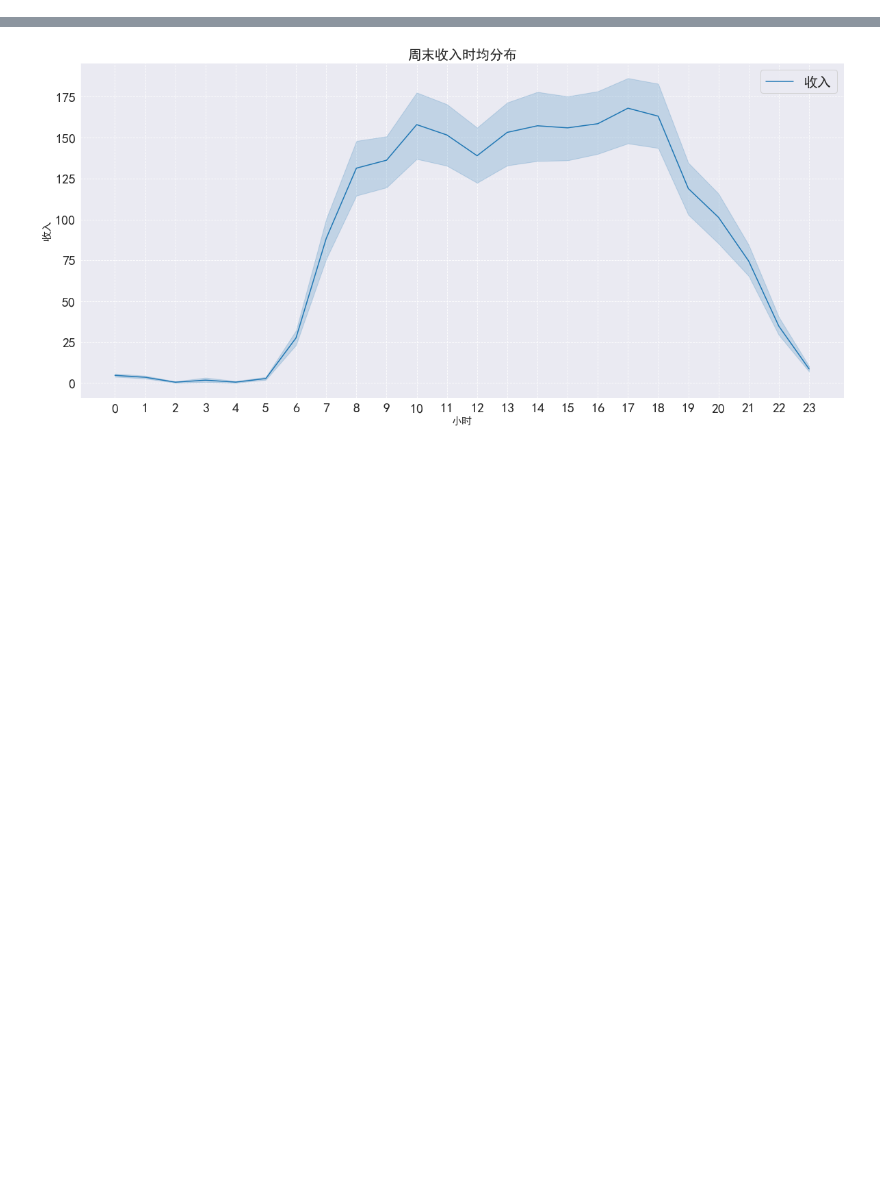
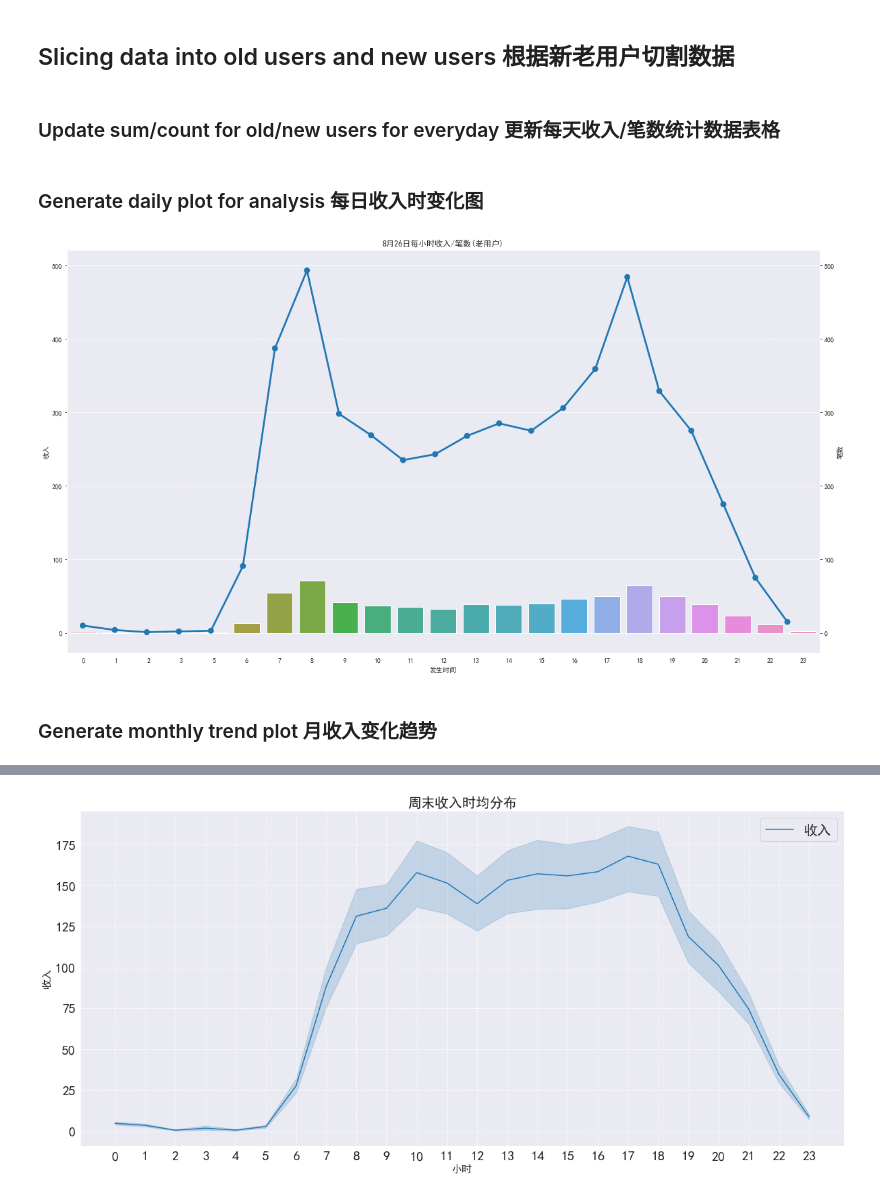
Before and after one commit to rollingeddoe/pcidata_public_transportation, a Jupyter notebook: bus_data_ETL.ipynb, the cells around one changed output, grey strips where cells are left out. Saved outputs shown, nothing was run; the diff lists cells and outputs as text; code cells hidden in the pictures; blank space fills up the shorter version.

```diff
--- a/bus_data_ETL.ipynb
+++ b/bus_data_ETL.ipynb
@@ -121,0 +66,2 @@ data_wd, data_wk = data_bus[data_bus.发生时间.dt.weekday != (6 & 5)], data_b
+# %% [markdown]
+## Slicing data into old users and new users 根据新老用户切割数据
@@ -121,0 +73,2 @@ data_wd, data_wk = data_bus[data_bus.发生时间.dt.weekday != (6 & 5)], data_b
+# %% [markdown]
+### Update sum/count for old/new users for everyday 更新每天收入/笔数统计数据表格
@@ -121,0 +84,14 @@ data_wd, data_wk = data_bus[data_bus.发生时间.dt.weekday != (6 & 5)], data_b
+# %% [markdown]
+### Generate daily plot for analysis 每日收入时变化图
+# %%
+# get the hourly plot for the specific day
+
+# put in the day you want to get in this field
+date = dt.date(2020,8,26)  # 输入需要的日期变量
+today_data = get_chunk(data_old, date, field = 'date')
+agg= get_aggregated(today_data,by = 'hour')
+trend_plot(agg, names = ['收入','笔数','8月26日每小时收入/笔数(老用户)'], means=None, reverse = False)
+# %% [output]
+[figure, added]
+# %% [markdown]
+### Generate monthly trend plot 月收入变化趋势
```
Also changed, not shown: parts of 49 cells of this notebook.
